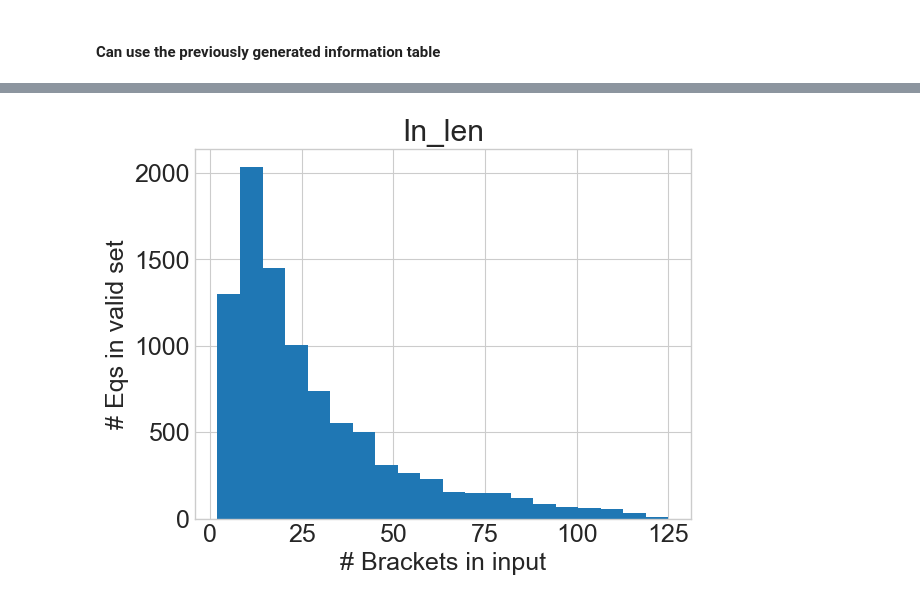
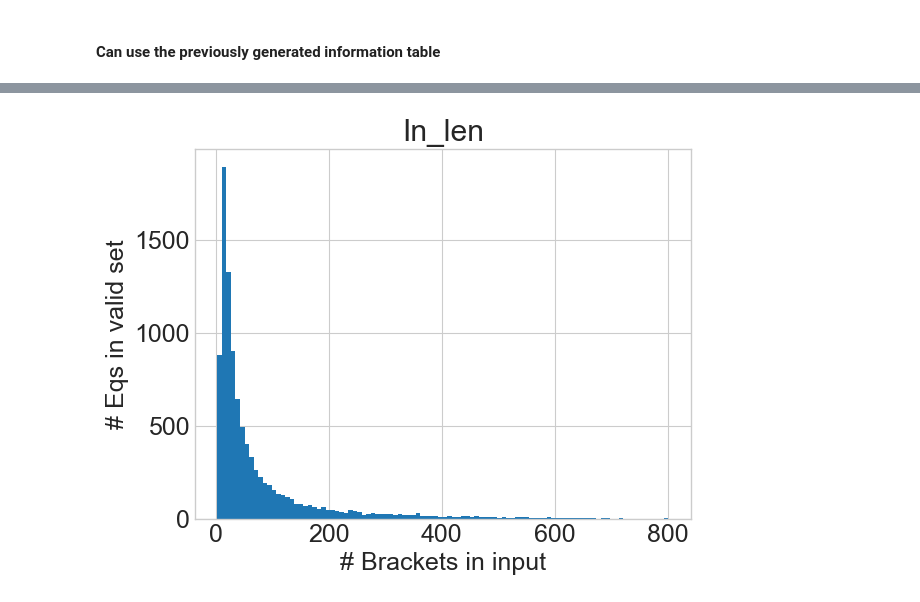
Before and after one commit to aureliendersy/spinorhelicity, a Jupyter notebook: notebooks/plots_transformer.ipynb, the cells around one changed output, grey strips where cells are left out. Cells and saved outputs as stored; diff of their text form; code cells hidden in the pictures.

```diff
--- a/notebooks/plots_transformer.ipynb
+++ b/notebooks/plots_transformer.ipynb
@@ -179,11 +176,12 @@ plt.show
 # %% [markdown]
 # Import the evaluation log files
 # %%
-eval_file_num = '/Users/aurelien/PycharmProjects/spinorhelicity/experiments/dumped/Test_eval_spin_hel/npt8_b1n/eval.spin_hel.valid.0'
-eval_file_symb ='/Users/aurelien/PycharmProjects/spinorhelicity/experiments/dumped/Test_eval_spin_hel/npt8_b1s/eval.spin_hel.valid.0'
-eval_path2 = '/Users/aurelien/PycharmProjects/spinorhelicity/experiments/dumped/Test_eval_spin_hel/npt8-infos_b1n/eval.spin_hel.valid.0'
-eval_prefix_path = '/Users/aurelien/PycharmProjects/spinorhelicity/experiments/npt8-infos/data.prefix.counts.valid'
-name_exp = 'without_ids'
+eval_file_num = '/Users/aurelien/PycharmProjects/spinorhelicity/experiments/dumped/Test_eval_spin_hel/npt6-infos_b1n/eval.spin_hel.valid.0'
+#eval_file_symb ='/Users/aurelien/PycharmProjects/spinorhelicity/experiments/dumped/Test_eval_spin_hel/npt6-infos_b1n/eval.spin_hel.valid.0'
+eval_file_symb= None
+eval_path2 = '/Users/aurelien/PycharmProjects/spinorhelicity/experiments/dumped/Test_eval_spin_hel/npt6-infos_b1n/eval.spin_hel.valid.0'
+eval_prefix_path = '/Users/aurelien/PycharmProjects/spinorhelicity/experiments/npt6-infos/data.prefix.counts.valid'
+name_exp = 'with_ids'
 bs = 1
 bl = 4
 # %%
@@ -197,10 +195,10 @@ def read_file(log_path):
     all_lines.append(lines)
     logfile.close()
 
-    return all_lines
+    return all_lines[0]
 
-eval_lines_num = read_file(eval_file_num)[0]
-eval_lines_symb = read_file(eval_file_symb)[0]
+eval_lines_num = read_file(eval_file_num)
+eval_lines_symb = read_file(eval_file_symb)
 # %%
 def split_into_eq(lines, beam_size, base_length):
 
@@ -231,7 +229,7 @@ def construct_info_equations(equations_list):
         dict_info['Eq_ID'] = int(equation[0].split('n ')[1].split(' (')[0])
         dict_info['In_len'] = equation[1].count('ab') + equation[1].count('sb')
         dict_info['Out_len'] = equation[2].split('IDS')[0].count('ab') + equation[2].split('IDS')[0].count('sb')
-        dict_info['Num_IDs'] = equation[2].count('/A') + equation[2].count('/M') + equation[2].count('/S')
+        dict_info['Num_IDs'] = equation[2].count('/A') + equation[2].count('/M') + equation[2].count('/S') + equation[2].count('/Z') + equation[2].count('/ID')
         dict_info['Size_inc'] = round((equation[1].count('ab') + equation[1].count('sb'))/(equation[2].split('IDS')[0].count('ab') + equation[2].split('IDS')[0].count('sb')))
         dict_info['Valid'] = int(equation[0].split('/')[0][-1]) * 100
 
@@ -259,16 +257,16 @@ def add_info_ids(info_frame, eval_valid_path=None, prefix_valid_path=None):
     Add the information regarding the number of identities used
     """
     if eval_valid_path is not None:
-        eqs_list = split_into_eq(read_file(eval_valid_path)[0], bs, bl)
+        eqs_list = split_into_eq(read_file(eval_valid_path), bs, bl)
         num_ids = []
         for equation in eqs_list:
-            num_ids.append(equation[2].count('/A') + equation[2].count('/M') + equation[2].count('/S'))
+            num_ids.append(equation[2].count('/A') + equation[2].count('/M') + equation[2].count('/S') + equation[2].count('/Z') + equation[2].count('/ID'))
 
     elif prefix_valid_path is not None:
-        eqs_list = read_file(prefix_valid_path)[0]
+        eqs_list = read_file(prefix_valid_path)
         num_ids = []
         for equation in eqs_list:
-            num_ids.append(equation.count('A') + equation.count('M') + equation.count('S'))
+            num_ids.append(equation.count('A') + equation.count('M') + equation.count('S')+ equation.count('Z') + equation.count('ID'))
 
     else:
         return info_frame
@@ -281,7 +279,7 @@ def add_info_ids(info_frame, eval_valid_path=None, prefix_valid_path=None):
 info_eq = merge_info(info_eq_num, info_eq_symb)
 
 if 'info' not in eval_file_num:
-    info_eq = add_info_ids(info_eq, eval_valid_path=None, prefix_valid_path = eval_prefix_path)
+    info_eq = add_info_ids(info_eq, eval_valid_path=eval_path2, prefix_valid_path = None)
 # %%
 def print_stats(info_frame):
     """
@@ -363,17 +360,17 @@ plt.show()
 # %%
 metric = 'In_len'
-info_eq.hist(column=[metric], bins=20)
+info_eq.hist(column=[metric], bins=100)
 plt.ylabel("# Eqs in valid set",fontsize=18)
 plt.xlabel("# Brackets in input",fontsize=18)
 
 
-plt.savefig('/Users/aurelien/Documents/Projects/Spinor_helicity/pictures/npt8_exp2/data_{}.pdf'.format(metric), bbox_inches='tight')
-plt.savefig('/Users/aurelien/Documents/Projects/Spinor_helicity/pictures/npt8_exp2/data_{}.png'.format(metric), bbox_inches='tight')
+plt.savefig('/Users/aurelien/Documents/Projects/Spinor_helicity/pictures/npt6_exp3/data_{}.pdf'.format(metric), bbox_inches='tight')
+plt.savefig('/Users/aurelien/Documents/Projects/Spinor_helicity/pictures/npt6_exp3/data_{}.png'.format(metric), bbox_inches='tight')
 
 
 plt.show()
 # %% [output]
-[figure, old version]
+[figure, new version]
 # %%
 metric = 'Out_len'
 info_eq.hist(column=[metric], bins=10)
```
Also changed, not shown: parts of 11 cells of this notebook.
